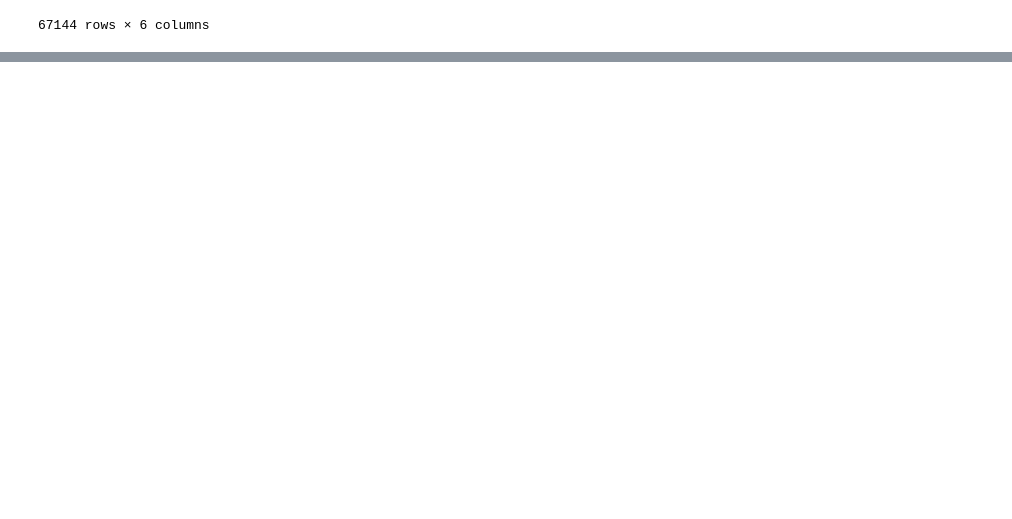
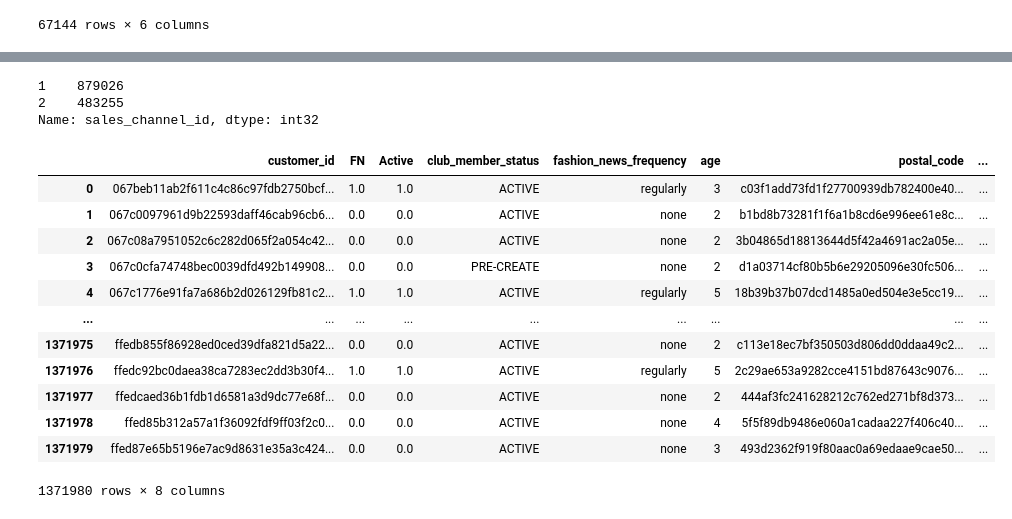
Before and after one commit to lucien1011/kaggle-h-and-m, a Jupyter notebook: candidate_generation.ipynb, the cells around one changed output, grey strips where cells are left out. Cells and saved outputs as stored; diff of their text form; code cells hidden in the pictures; blank space fills up the shorter version.

```diff
--- a/candidate_generation.ipynb
+++ b/candidate_generation.ipynb
@@ -26,0 +28,8 @@ transactions = transactions.merge(customers[['customer_id','postal_code']],on='c
+# %%
+customers = customers.merge(
+    transactions.groupby('customer_id')['sales_channel_id'].mean().to_frame().reset_index().rename(columns={'sales_channel_id':'sales_channel_habit'}),
+    on='customer_id',
+    how='left',
+)
+customers['sales_channel_habit'] = (customers['sales_channel_habit'] > 1.5).astype(int)
+customers['sales_channel_habit'].fillna(0.,inplace=True)
@@ -283,0 +356,29 @@ articles
+# %%
+transactions.groupby('customer_id')['sales_channel_id'].nunique().value_counts()
+# %% [output]
+1    879026
+2    483255
+Name: sales_channel_id, dtype: int32
+# %%
+tmp = customers.merge(
+    transactions.groupby('customer_id')['sales_channel_id'].mean().to_frame().reset_index().rename(columns={'sales_channel_id':'sales_channel_habit'}),
+    on='customer_id',
+    how='left',
+)
+tmp['sales_channel_habit'] = (tmp['sales_channel_habit'] > 1.5).astype(int)
+# %%
+tmp
+# %% [output]
+|  | customer_id | FN | Active | club_member_status | fashion_news_frequency | age | postal_code | ... |
+| 0 | 067beb11ab2f611c4c86c97fdb2750bcf... | 1.0 | 1.0 | ACTIVE | regularly | 3 | c03f1add73fd1f27700939db782400e40... | ... |
+| 1 | 067c0097961d9b22593daff46cab96cb6... | 0.0 | 0.0 | ACTIVE | none | 2 | b1bd8b73281f1f6a1b8cd6e996ee61e8c... | ... |
+| 2 | 067c08a7951052c6c282d065f2a054c42... | 0.0 | 0.0 | ACTIVE | none | 2 | 3b04865d18813644d5f42a4691ac2a05e... | ... |
+| 3 | 067c0cfa74748bec0039dfd492b149908... | 0.0 | 0.0 | PRE-CREATE | none | 2 | d1a03714cf80b5b6e29205096e30fc506... | ... |
+| 4 | 067c1776e91fa7a686b2d026129fb81c2... | 1.0 | 1.0 | ACTIVE | regularly | 5 | 18b39b37b07dcd1485a0ed504e3e5cc19... | ... |
+| ... | ... | ... | ... | ... | ... | ... | ... | ... |
+| 1371975 | ffedb855f86928ed0ced39dfa821d5a22... | 0.0 | 0.0 | ACTIVE | none | 2 | c113e18ec7bf350503d806dd0ddaa49c2... | ... |
+| 1371976 | ffedc92bc0daea38ca7283ec2dd3b30f4... | 1.0 | 1.0 | ACTIVE | regularly | 5 | 2c29ae653a9282cce4151bd87643c9076... | ... |
+| 1371977 | ffedcaed36b1fdb1d6581a3d9dc77e68f... | 0.0 | 0.0 | ACTIVE | none | 2 | 444af3fc241628212c762ed271bf8d373... | ... |
+| 1371978 | ffed85b312a57a1f36092fdf9ff03f2c0... | 0.0 | 0.0 | ACTIVE | none | 4 | 5f5f89db9486e060a1cadaa227f406c40... | ... |
+| 1371979 | ffed87e65b5196e7ac9d8631e35a3c424... | 0.0 | 0.0 | ACTIVE | none | 3 | 493d2362f919f80aac0a69edaae9cae50... | ... |
+1371980 rows × 8 columns
```
Also changed, not shown: parts of 27 cells of this notebook, 5 other files.
